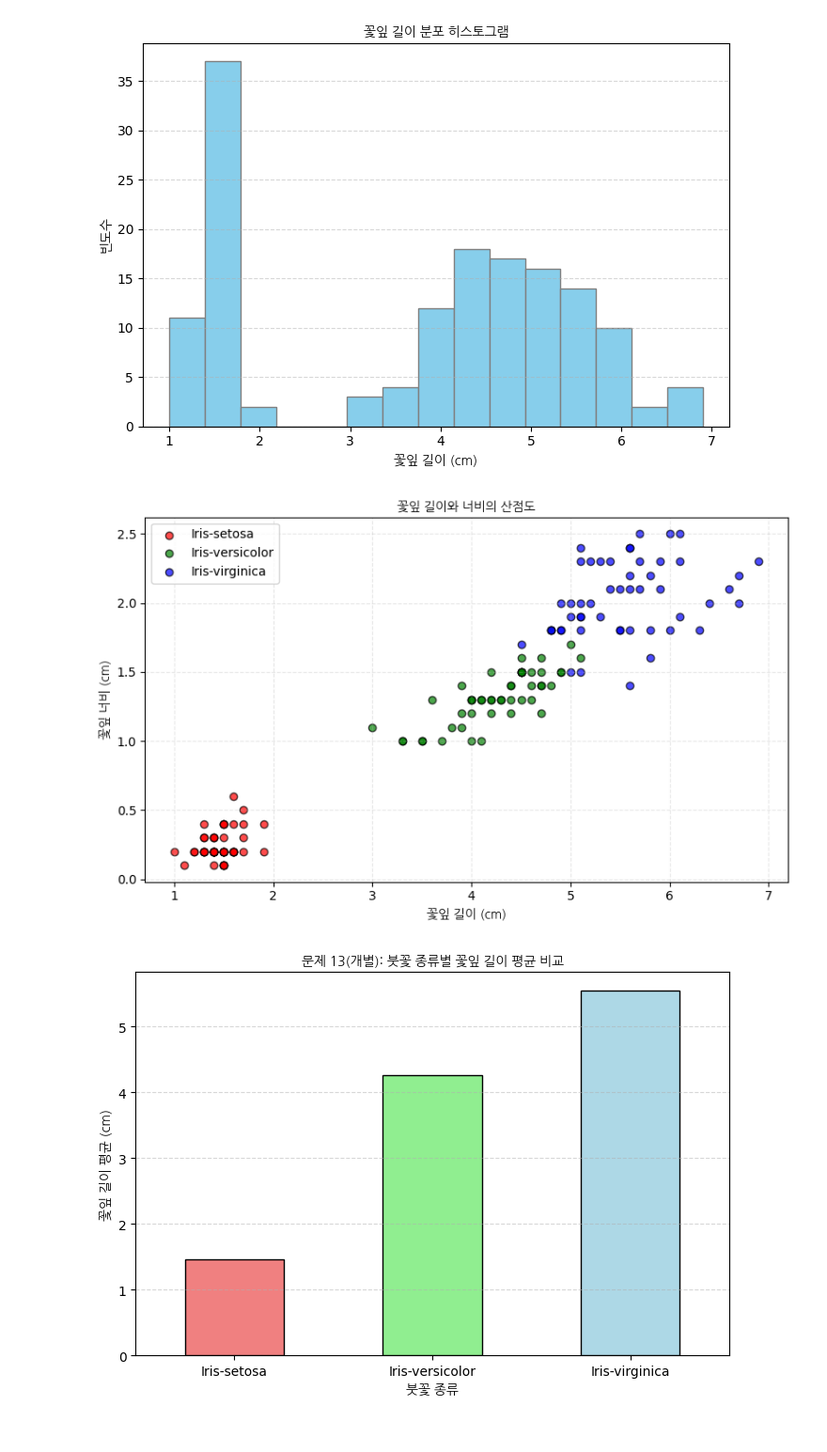
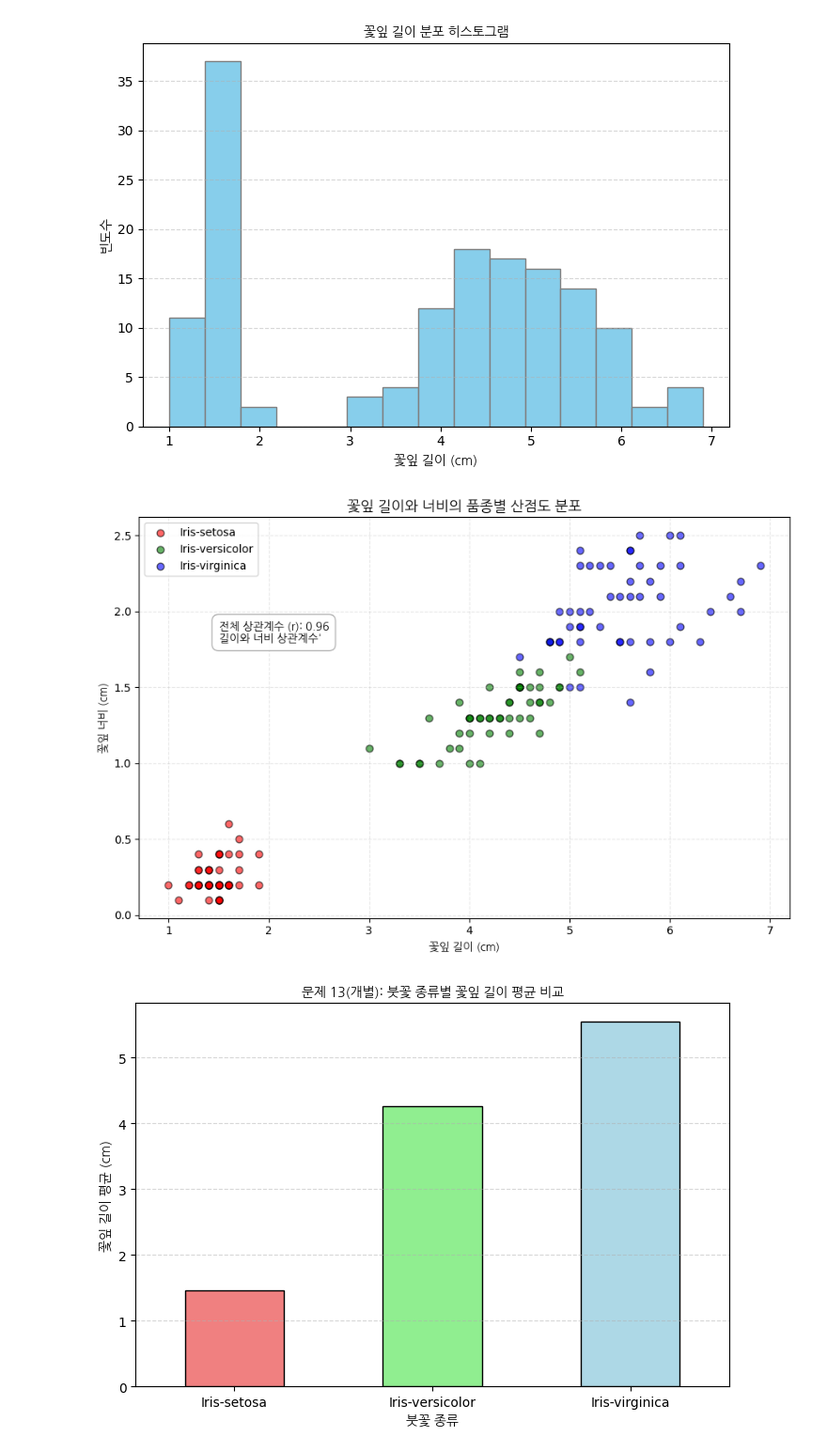
Before and after one commit to EtherPNU/62720622, a Jupyter notebook: 0529.ipynb, the cells around one changed output. Shown at 94% size. Cells and saved outputs as stored; diff of their text form; code cells hidden in the pictures.

```diff
--- a/0529.ipynb
+++ b/0529.ipynb
@@ -220,33 +220,56 @@ plt.show()
 # %% [output]
 [figure]
 # %%
-#문제 10: 산점도 그리기
+correlation = df["꽃잎 길이"].corr(df["꽃잎 너비"])
 
-plt.figure(figsize=(8, 5))
+plt.figure(figsize=(9, 6))
+
 species_list = df["Species"].unique()
 colors = ["red", "green", "blue"]
 
 for idx, species in enumerate(species_list):
     sub_df = df[df["Species"] == species]
     plt.scatter(
         sub_df["꽃잎 길이"],
         sub_df["꽃잎 너비"],
         color=colors[idx],
         label=species,
         edgecolor="black",
-        alpha=0.7,
+        alpha=0.6,
+        s=40,  # 점 크기
     )
 
-plt.title("꽃잎 길이와 너비의 산점도", fontproperties=font10)
+plt.title(
+    "꽃잎 길이와 너비의 품종별 산점도 분포",
+    fontproperties=font10,
+    fontsize=13,
+    fontweight="bold",
+)
 plt.xlabel("꽃잎 길이 (cm)", fontproperties=font10)
 plt.ylabel("꽃잎 너비 (cm)", fontproperties=font10)
-plt.legend()  # 품종 범례 표시
 
+text_box_content = (
+    f"전체 상관계수 (r): {correlation:.2f}\n"
+    f"길이와 너비 상관계수'"
+)
+plt.text(
+    1.5,
+    1.8,
+    text_box_content,
+    fontsize=10,
+    fontproperties=font10,
+    bbox=dict(
+        facecolor="white", alpha=0.9, edgecolor="darkgray", boxstyle="round,pad=0.6"
+    ),
+)
+
+plt.legend(loc="upper left")
 plt.grid(True, linestyle="--", alpha=0.3)
+
 plt.tight_layout()
 plt.show()
 # %% [output]
-[figure, old version]
+[figure, new version]
 # %%
 #13-1 꽃잎 길이의 평균 막대그래프로 그리기
 
```
